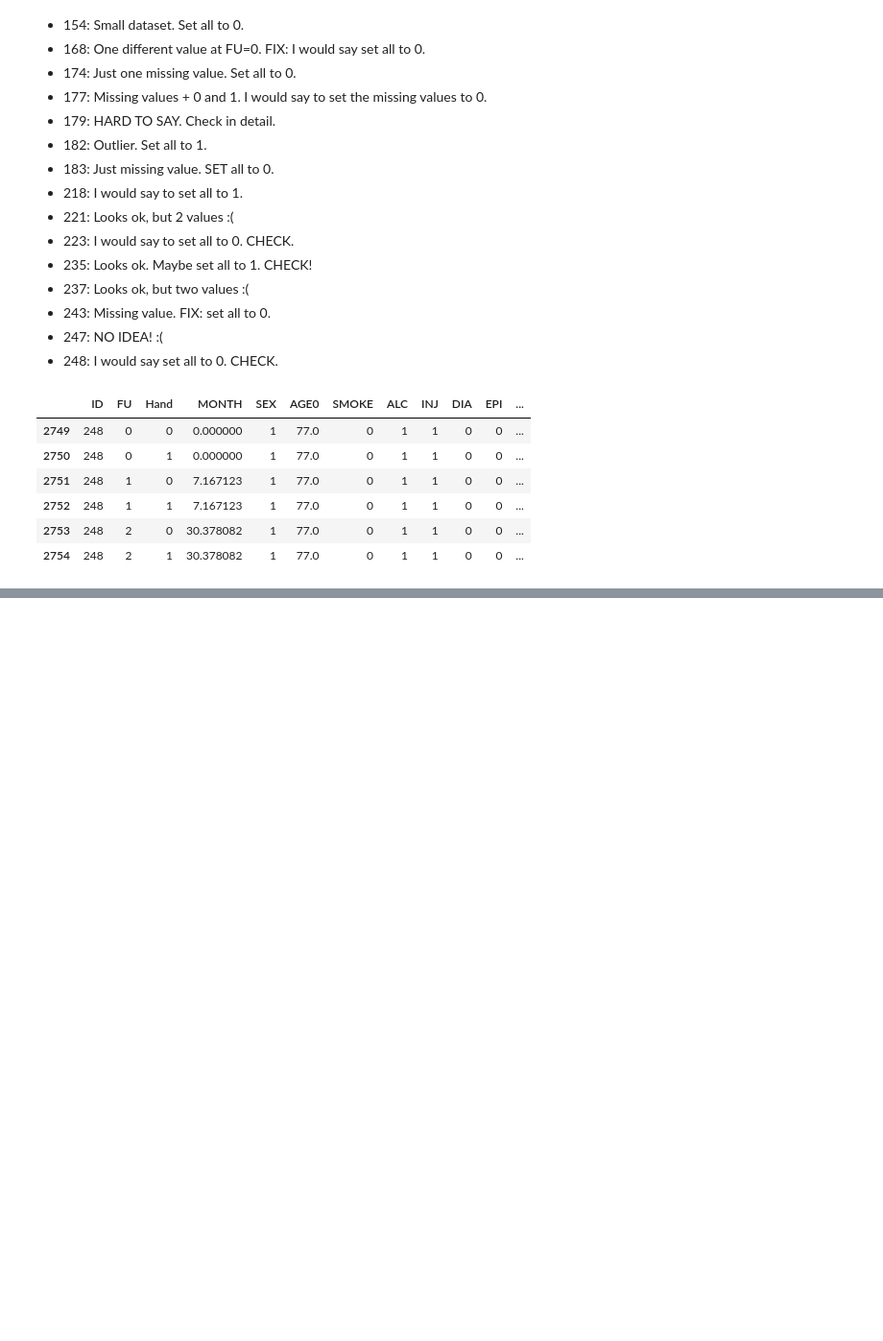
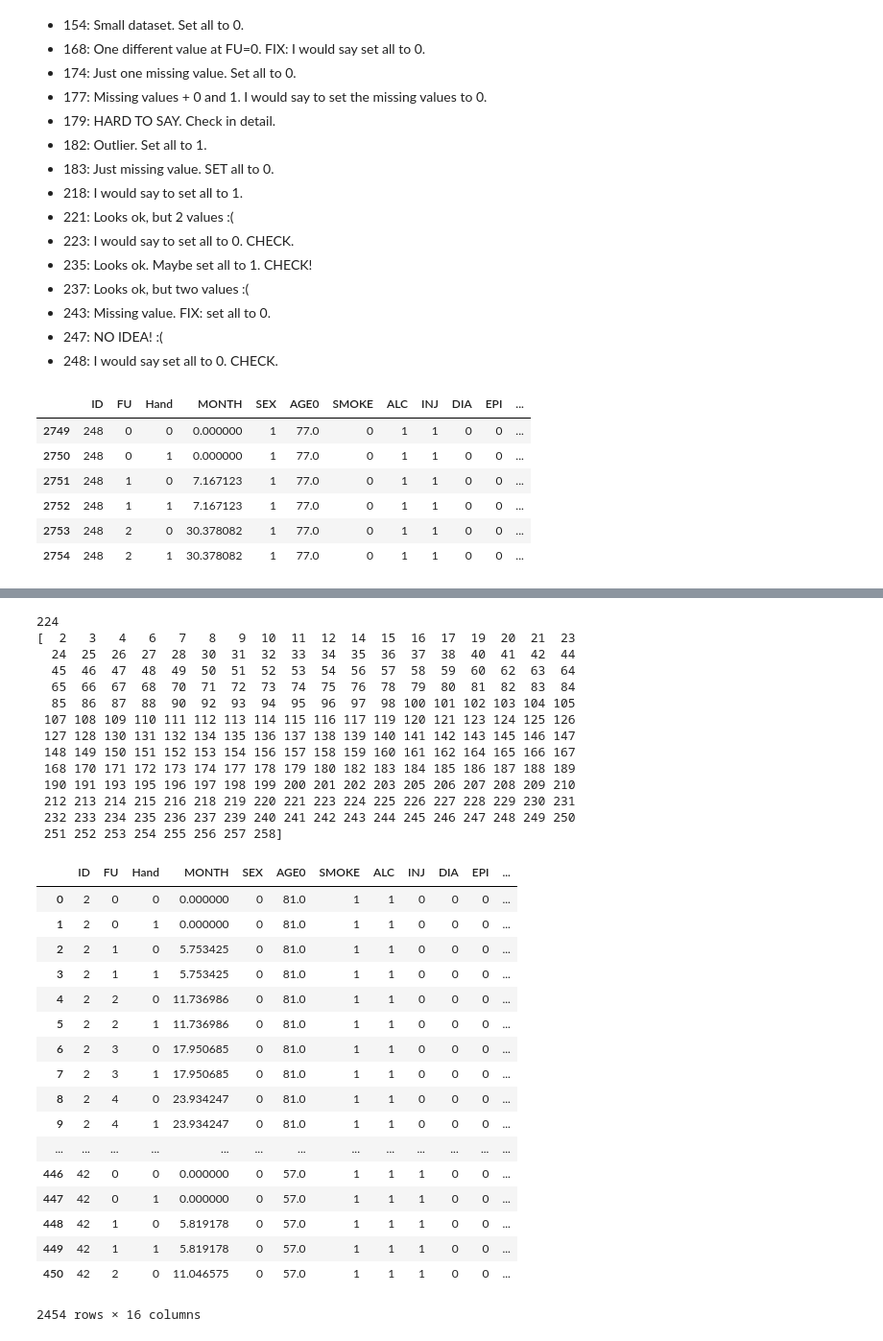
Before and after one commit to gomerudo/tuestatsbigdata, a Jupyter notebook: python/Exploration.ipynb, the cells around one changed output, grey strips where cells are left out. Shown at 96% size. Saved outputs shown, nothing was run; the diff lists cells and outputs as text; code cells hidden in the pictures; blank space fills up the shorter version.

```diff
--- a/python/Exploration.ipynb
+++ b/python/Exploration.ipynb
@@ -361,0 +440,38 @@ dd_df[dd_df['ID'] == 248]
+# %%
+subset_fixed = dd_df[dd_df['FU'] <= 8 ]
+print(len(subset_fixed['ID'].unique()))
+print(subset_fixed['ID'].unique())
+subset_fixed
+# %% [output]
+224
+[  2   3   4   6   7   8   9  10  11  12  14  15  16  17  19  20  21  23
+  24  25  26  27  28  30  31  32  33  34  35  36  37  38  40  41  42  44
+  45  46  47  48  49  50  51  52  53  54  56  57  58  59  60  62  63  64
+  65  66  67  68  70  71  72  73  74  75  76  78  79  80  81  82  83  84
+  85  86  87  88  90  92  93  94  95  96  97  98 100 101 102 103 104 105
+ 107 108 109 110 111 112 113 114 115 116 117 119 120 121 123 124 125 126
+ 127 128 130 131 132 134 135 136 137 138 139 140 141 142 143 145 146 147
+ 148 149 150 151 152 153 154 156 157 158 159 160 161 162 164 165 166 167
+ 168 170 171 172 173 174 177 178 179 180 182 183 184 185 186 187 188 189
+ 190 191 193 195 196 197 198 199 200 201 202 203 205 206 207 208 209 210
+ 212 213 214 215 216 218 219 220 221 223 224 225 226 227 228 229 230 231
+ 232 233 234 235 236 237 239 240 241 242 243 244 245 246 247 248 249 250
+ 251 252 253 254 255 256 257 258]
+|  | ID | FU | Hand | MONTH | SEX | AGE0 | SMOKE | ALC | INJ | DIA | EPI | ... |
+| 0 | 2 | 0 | 0 | 0.000000 | 0 | 81.0 | 1 | 1 | 0 | 0 | 0 | ... |
+| 1 | 2 | 0 | 1 | 0.000000 | 0 | 81.0 | 1 | 1 | 0 | 0 | 0 | ... |
+| 2 | 2 | 1 | 0 | 5.753425 | 0 | 81.0 | 1 | 1 | 0 | 0 | 0 | ... |
+| 3 | 2 | 1 | 1 | 5.753425 | 0 | 81.0 | 1 | 1 | 0 | 0 | 0 | ... |
+| 4 | 2 | 2 | 0 | 11.736986 | 0 | 81.0 | 1 | 1 | 0 | 0 | 0 | ... |
+| 5 | 2 | 2 | 1 | 11.736986 | 0 | 81.0 | 1 | 1 | 0 | 0 | 0 | ... |
+| 6 | 2 | 3 | 0 | 17.950685 | 0 | 81.0 | 1 | 1 | 0 | 0 | 0 | ... |
+| 7 | 2 | 3 | 1 | 17.950685 | 0 | 81.0 | 1 | 1 | 0 | 0 | 0 | ... |
+| 8 | 2 | 4 | 0 | 23.934247 | 0 | 81.0 | 1 | 1 | 0 | 0 | 0 | ... |
+| 9 | 2 | 4 | 1 | 23.934247 | 0 | 81.0 | 1 | 1 | 0 | 0 | 0 | ... |
+| ... | ... | ... | ... | ... | ... | ... | ... | ... | ... | ... | ... | ... |
+| 446 | 42 | 0 | 0 | 0.000000 | 0 | 57.0 | 1 | 1 | 1 | 0 | 0 | ... |
+| 447 | 42 | 0 | 1 | 0.000000 | 0 | 57.0 | 1 | 1 | 1 | 0 | 0 | ... |
+| 448 | 42 | 1 | 0 | 5.819178 | 0 | 57.0 | 1 | 1 | 1 | 0 | 0 | ... |
+| 449 | 42 | 1 | 1 | 5.819178 | 0 | 57.0 | 1 | 1 | 1 | 0 | 0 | ... |
+| 450 | 42 | 2 | 0 | 11.046575 | 0 | 57.0 | 1 | 1 | 1 | 0 | 0 | ... |
+2454 rows × 16 columns
```
Also changed, not shown: parts of 10 cells of this notebook.
